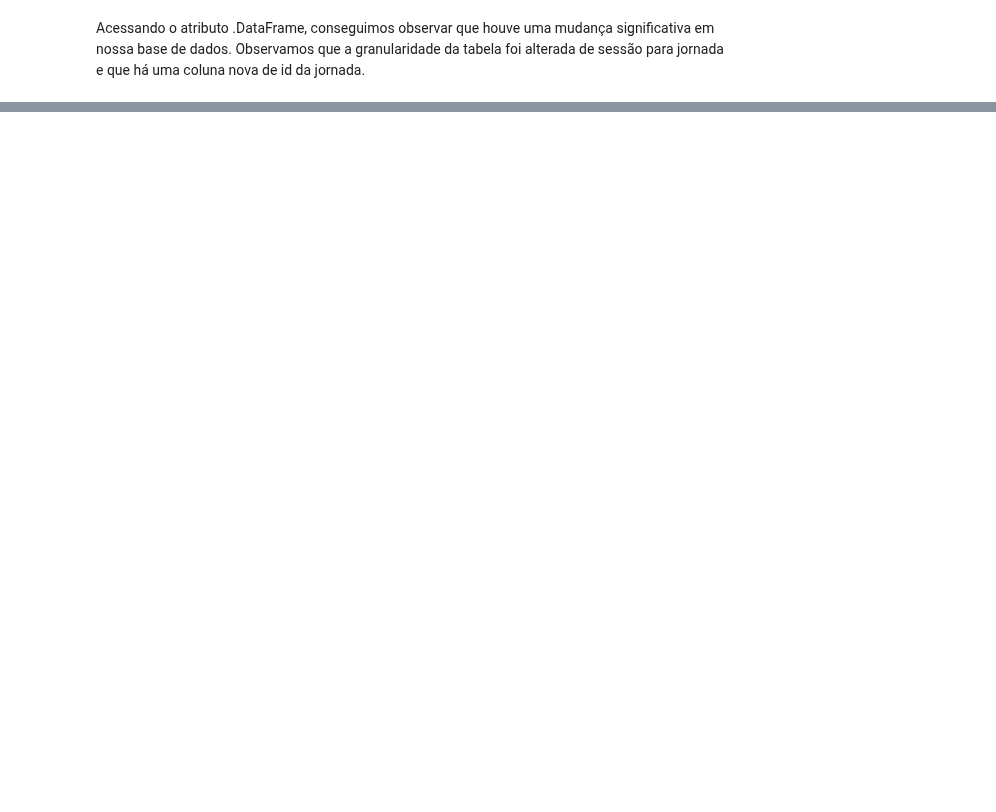
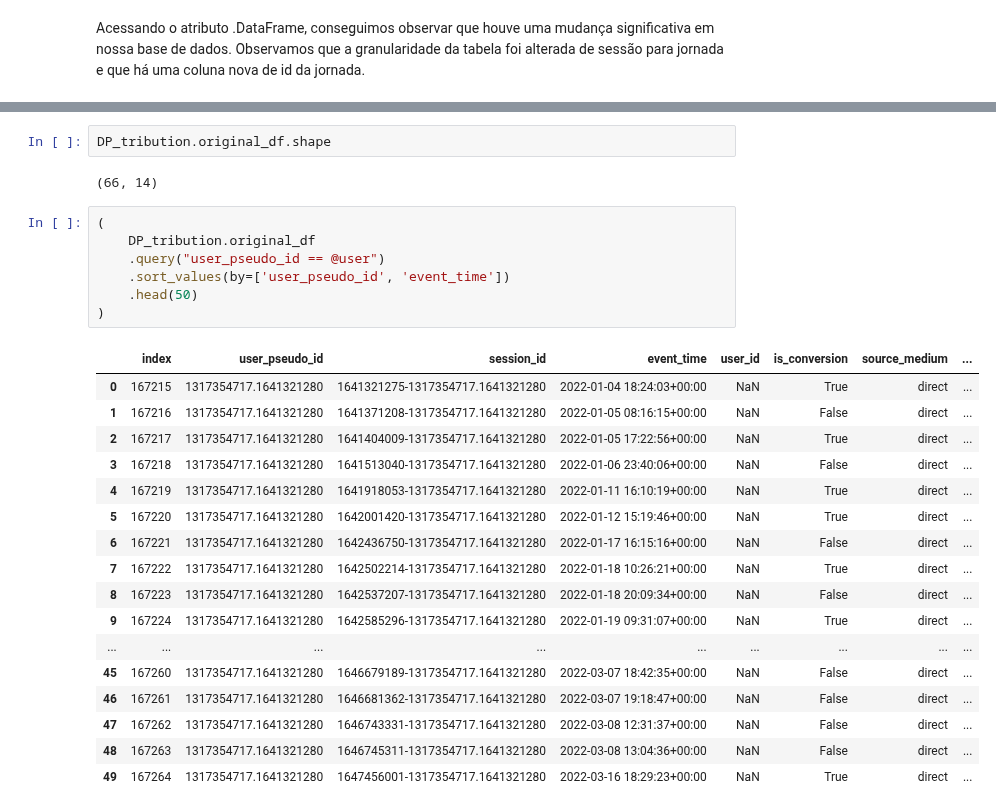
Before and after one commit to DP6/Marketing-Attribution-Models, a Jupyter notebook: Google_Demo_Attribution(MAM).ipynb, the cells around one changed output, grey strips where cells are left out. Cells and saved outputs as stored; diff of their text form; blank space fills up the shorter version.

```diff
--- a/Google_Demo_Attribution(MAM).ipynb
+++ b/Google_Demo_Attribution(MAM).ipynb
@@ -284,0 +281,29 @@ DP_tribution.attribution_last_click()
+# %%
+DP_tribution.original_df.shape
+# %% [output]
+(66, 14)
+# %%
+(
+    DP_tribution.original_df
+    .query("user_pseudo_id == @user")
+    .sort_values(by=['user_pseudo_id', 'event_time'])
+    .head(50)
+)
+# %% [output]
+|  | index | user_pseudo_id | session_id | event_time | user_id | is_conversion | source_medium | ... |
+| 0 | 167215 | 1317354717.1641321280 | 1641321275-1317354717.1641321280 | 2022-01-04 18:24:03+00:00 | NaN | True | direct | ... |
+| 1 | 167216 | 1317354717.1641321280 | 1641371208-1317354717.1641321280 | 2022-01-05 08:16:15+00:00 | NaN | False | direct | ... |
+| 2 | 167217 | 1317354717.1641321280 | 1641404009-1317354717.1641321280 | 2022-01-05 17:22:56+00:00 | NaN | True | direct | ... |
+| 3 | 167218 | 1317354717.1641321280 | 1641513040-1317354717.1641321280 | 2022-01-06 23:40:06+00:00 | NaN | False | direct | ... |
+| 4 | 167219 | 1317354717.1641321280 | 1641918053-1317354717.1641321280 | 2022-01-11 16:10:19+00:00 | NaN | True | direct | ... |
+| 5 | 167220 | 1317354717.1641321280 | 1642001420-1317354717.1641321280 | 2022-01-12 15:19:46+00:00 | NaN | True | direct | ... |
+| 6 | 167221 | 1317354717.1641321280 | 1642436750-1317354717.1641321280 | 2022-01-17 16:15:16+00:00 | NaN | False | direct | ... |
+| 7 | 167222 | 1317354717.1641321280 | 1642502214-1317354717.1641321280 | 2022-01-18 10:26:21+00:00 | NaN | True | direct | ... |
+| 8 | 167223 | 1317354717.1641321280 | 1642537207-1317354717.1641321280 | 2022-01-18 20:09:34+00:00 | NaN | False | direct | ... |
+| 9 | 167224 | 1317354717.1641321280 | 1642585296-1317354717.1641321280 | 2022-01-19 09:31:07+00:00 | NaN | True | direct | ... |
+| ... | ... | ... | ... | ... | ... | ... | ... | ... |
+| 45 | 167260 | 1317354717.1641321280 | 1646679189-1317354717.1641321280 | 2022-03-07 18:42:35+00:00 | NaN | False | direct | ... |
+| 46 | 167261 | 1317354717.1641321280 | 1646681362-1317354717.1641321280 | 2022-03-07 19:18:47+00:00 | NaN | False | direct | ... |
+| 47 | 167262 | 1317354717.1641321280 | 1646743331-1317354717.1641321280 | 2022-03-08 12:31:37+00:00 | NaN | False | direct | ... |
+| 48 | 167263 | 1317354717.1641321280 | 1646745311-1317354717.1641321280 | 2022-03-08 13:04:36+00:00 | NaN | False | direct | ... |
+| 49 | 167264 | 1317354717.1641321280 | 1647456001-1317354717.1641321280 | 2022-03-16 18:29:23+00:00 | NaN | True | direct | ... |
```
Also changed, not shown: parts of 52 cells of this notebook, 1 other file.
